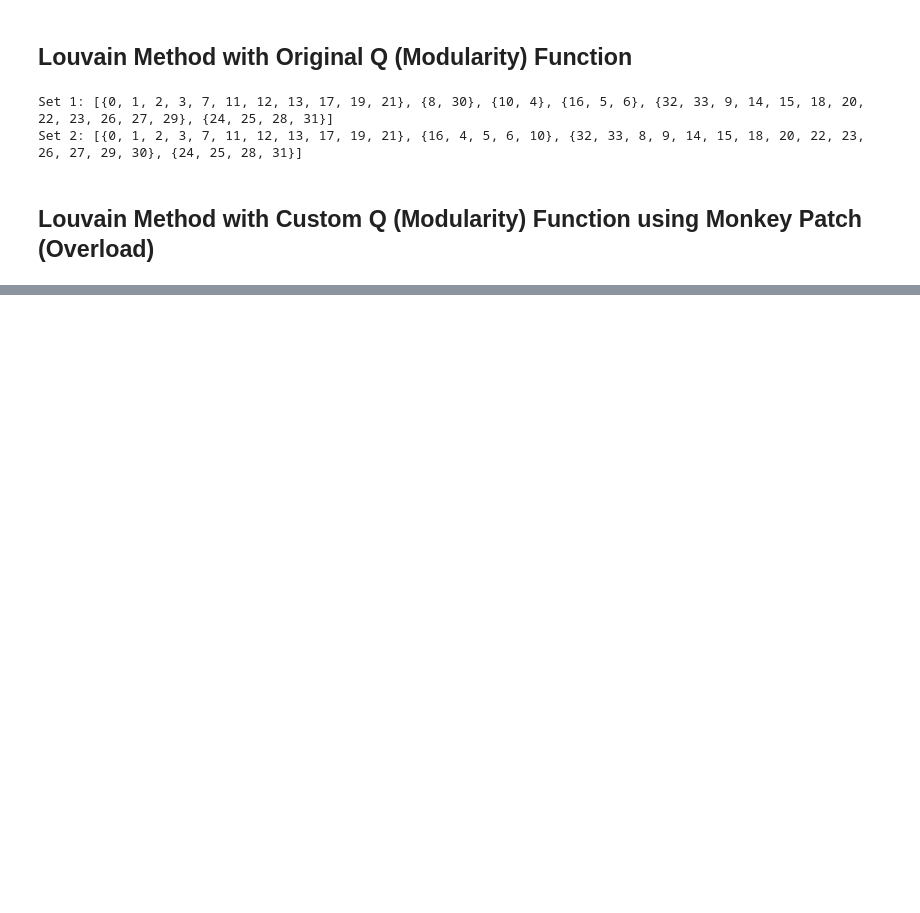
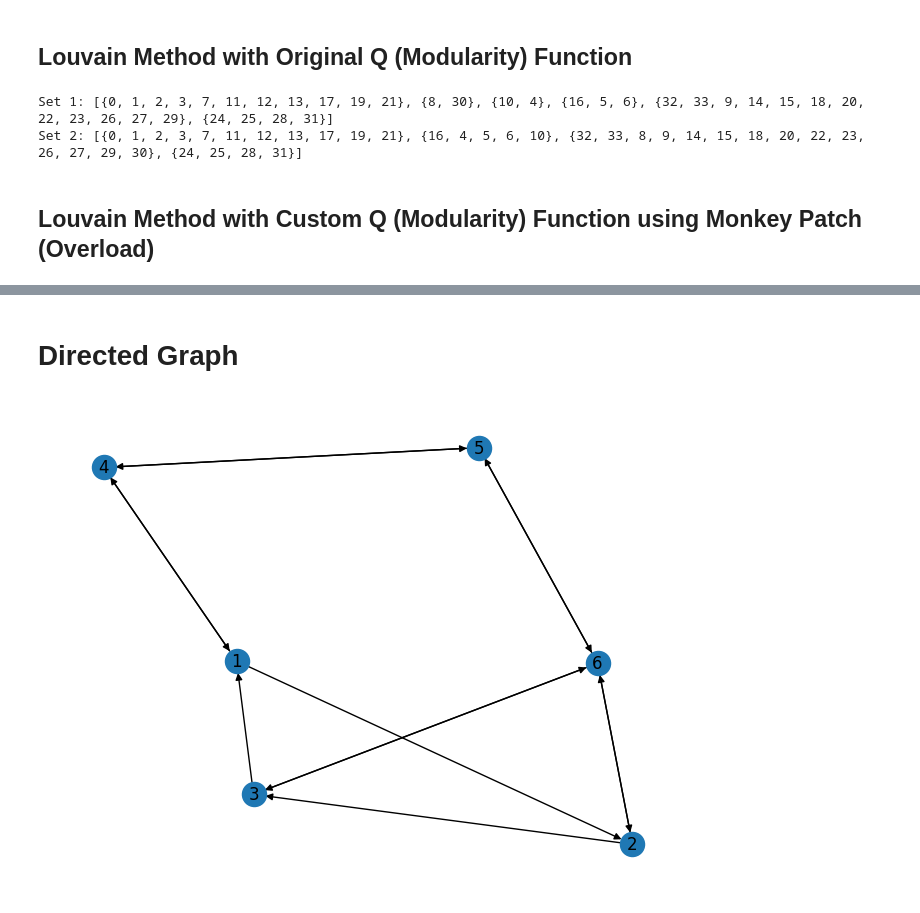
Before and after one commit to csmukherjee/MCPC_Clustering, a Jupyter notebook: Codes/Test.ipynb, the cells around one changed output, grey strips where cells are left out. Drawn from its saved outputs; the diff is of its cells as text; code cells hidden in the pictures; blank space fills up the shorter version.

```diff
--- a/Codes/Test.ipynb
+++ b/Codes/Test.ipynb
@@ -41,0 +43,10 @@ for i, s in enumerate(partition, start=1):
+# %% [markdown]
+# Directed Graph
+# %%
+#Directed graph example
+G = nx.DiGraph()
+G.add_edges_from([(1,2),(2,3),(3,1),(1,4),(4,1),(4,5),(5,4),(5,6),(6,5),(6,3),(3,6),(6,2),(2,6)])
+#visualize
+nx.draw(G, with_labels=True)
+# %% [output]
+[figure, added]
```
Also changed, not shown: parts of 5 cells of this notebook, 1 other file.
